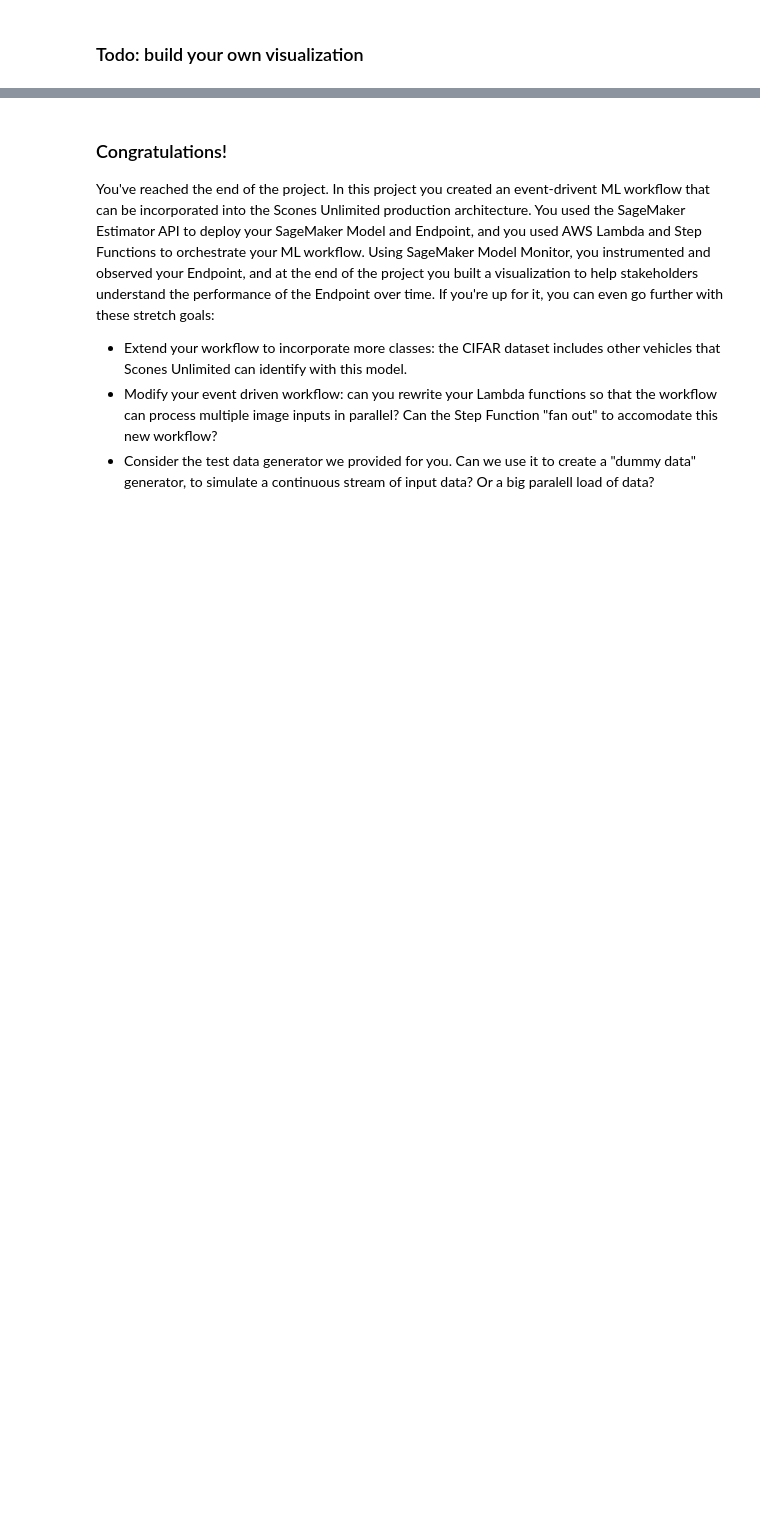
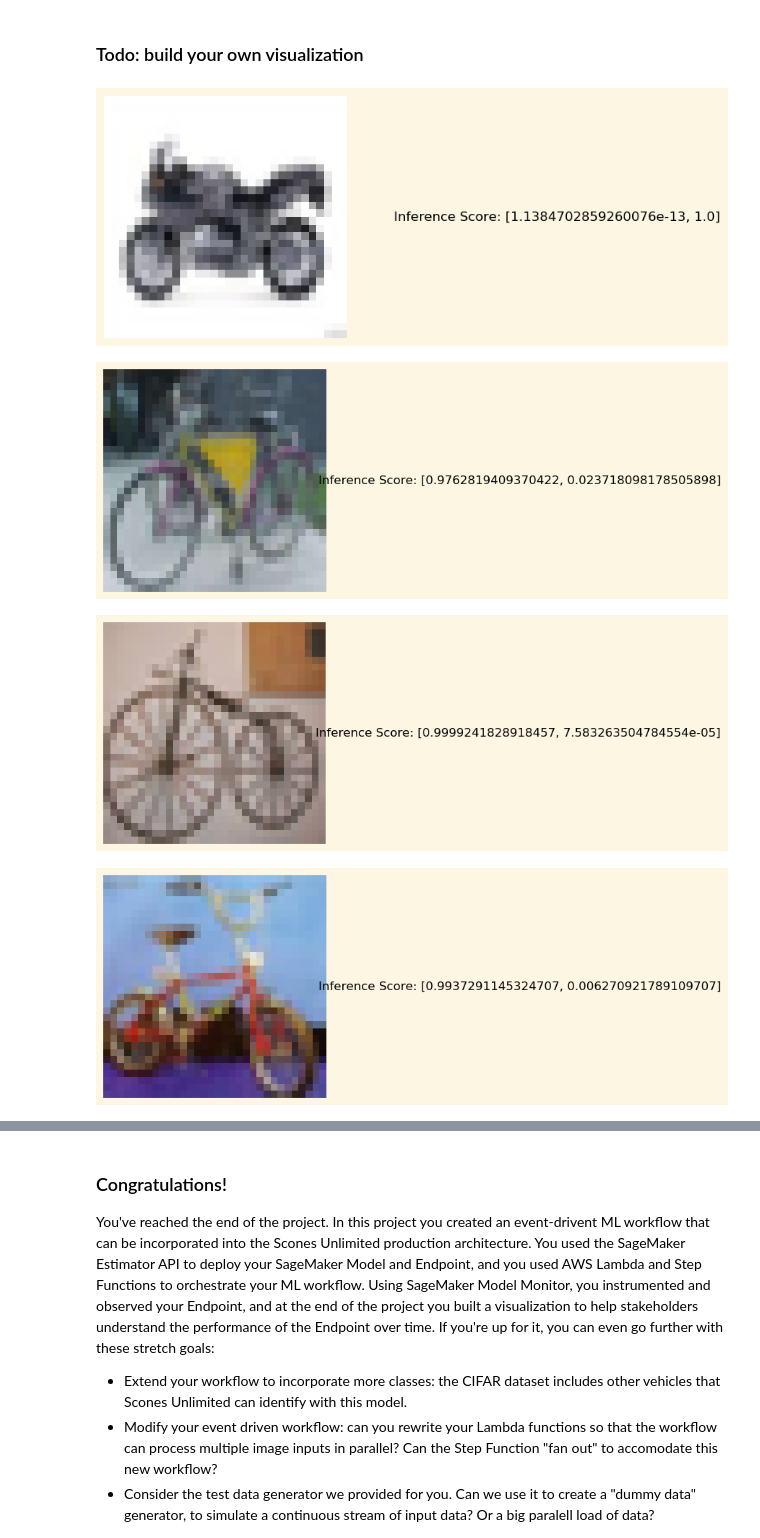
Before and after one commit to AmitRanjan235/ML-Workflow-For-Scones-Unlimited-On-Amazon-SageMaker, a Jupyter notebook: starter.ipynb, the cells around one changed output, grey strips where cells are left out. Drawn from its saved outputs; the diff is of its cells as text; code cells hidden in the pictures; blank space fills up the shorter version.

```diff
--- a/starter.ipynb
+++ b/starter.ipynb
@@ -396,3 +419,4 @@ model_inputs = {
 Great, now we can train the model using the model_inputs. In the cell below, call the `fit` method on our model,:
 # %%
 ## TODO: train your model
+img_classifier_model.fit(model_inputs,logs=True)
@@ -687,2 +829,49 @@ plt.gcf().autofmt_xdate()
+# %%
+def simple_getter1(obj):
+    inferences = obj["captureData"]["endpointOutput"]["data"]
+    timestamp = obj["eventMetadata"]["inferenceTime"]
+    img = obj["captureData"]["endpointInput"]["data"]
+    return json.loads(inferences), timestamp,img
 # %% [markdown]
 ### Todo: build your own visualization
+# %%
+import base64
+from PIL import Image
+import io
+import matplotlib.pyplot as plt
+
+def visualize_base64_image_with_inference(base64_string, inference_score):
+    try:
+        # Decode the base64 string to bytes
+        decoded_bytes = base64.b64decode(base64_string)
+
+        # Create a BytesIO object to open the image with PIL
+        image_data = io.BytesIO(decoded_bytes)
+
+        # Open the image using PIL
+        img = Image.open(image_data)
+
+        # Create a subplot with two columns
+        fig, axs = plt.subplots(1, 2, figsize=(10, 4))
+
+        # Display the image on the left subplot
+        axs[0].imshow(img)
+        axs[0].axis('off')  # Turn off axis labels and ticks
+
+        # Display the inference score on the right subplot
+        axs[1].text(0.5, 0.5, f'Inference Score: {inference_score}', fontsize=12, ha='center', va='center')
+        axs[1].axis('off')  # Turn off axis labels and ticks
+
+        plt.show()
+
+    except Exception as e:
+        print(f"An error occurred: {e}")
+# %%
+for i in json_data:
+    inference, timestamp, image = simple_getter1(i)
+    visualize_base64_image_with_inference(image,inference)
+# %% [output]
+[figure, added]
+[figure, added]
+[figure, added]
+[figure, added]
```
Also changed, not shown: parts of 24 cells of this notebook.
